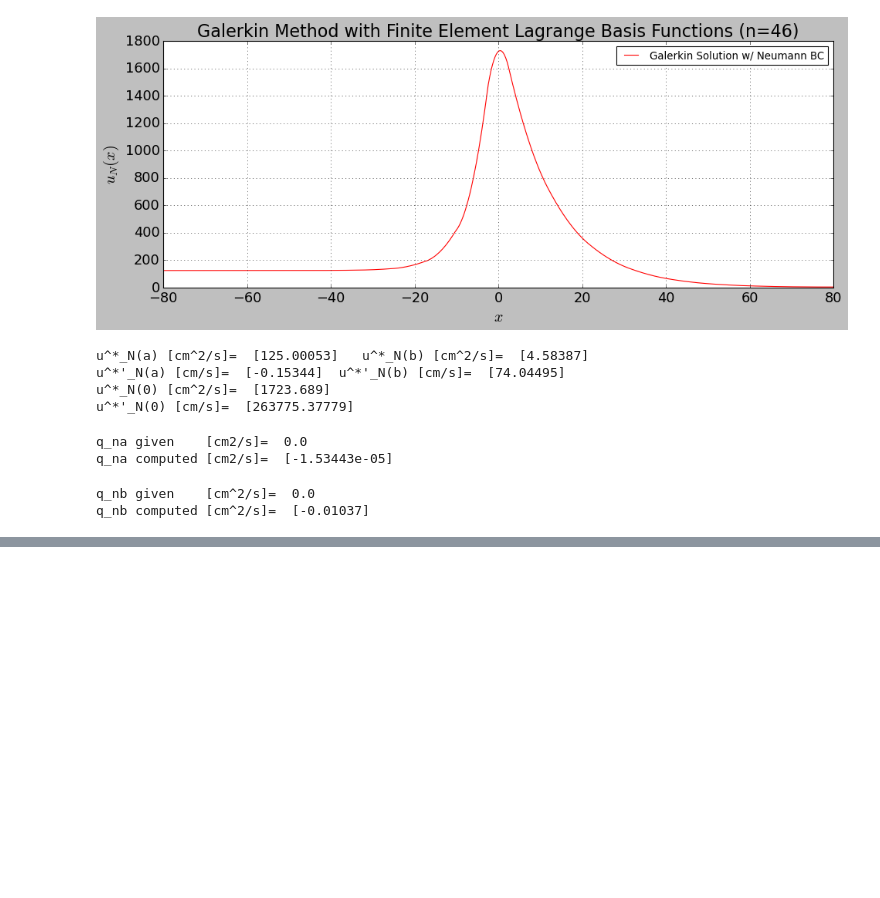
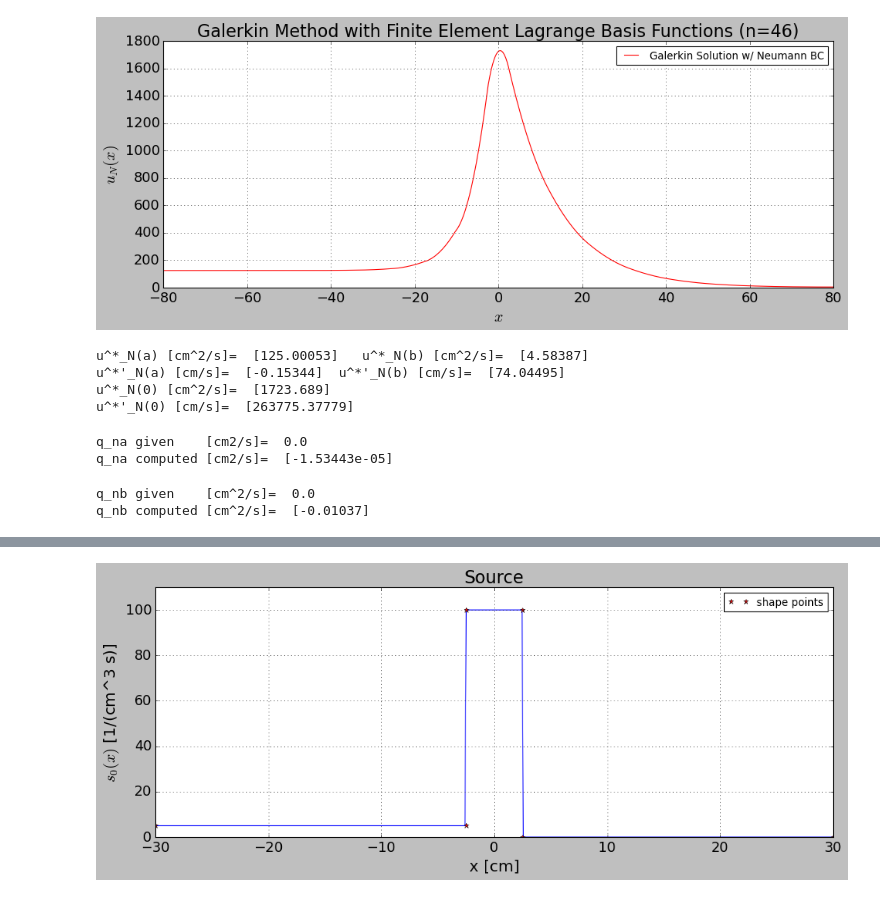
Before and after one commit to dpploy/engy-5050, a Jupyter notebook: notebooks/02-diff-planar-source.ipynb, the cells around one changed output, grey strips where cells are left out. Drawn from its saved outputs; the diff is of its cells as text; code cells hidden in the pictures; blank space fills up the shorter version.

```diff
--- a/notebooks/02-diff-planar-source.ipynb
+++ b/notebooks/02-diff-planar-source.ipynb
@@ -607,0 +706,17 @@ q_nb computed [cm^2/s]=  [-0.01037]
+# %%
+'''Source function'''
+from engy_5050.toolkit import TargetFunction
+
+shape_pts = [(x_a, source_3), (-x_s, source_3),
+             (-x_s, source_2), (x_s, source_2),
+             (x_s, source_1), (x_b, source_1)]
+
+source = TargetFunction(shape_pts, type='linear')
+
+source.plot(n_plot_pts=500, show_shape_pts=True,
+             title='Source', y_label=r'$s_0(x)$ [1/(cm^3 s)]', x_label='x [cm]',
+             x_scale=1/unit.cm, y_scale=unit.cm**3*unit.second,
+             ylim=[min(source_1, source_2, source_3)*unit.cm**3*unit.second*.9,
+                   max(source_1, source_2, source_3)*unit.cm**3*unit.second*1.1])
+# %% [output]
+[figure, added]
```
Also changed, not shown: parts of 31 cells of this notebook, 2 other files.
